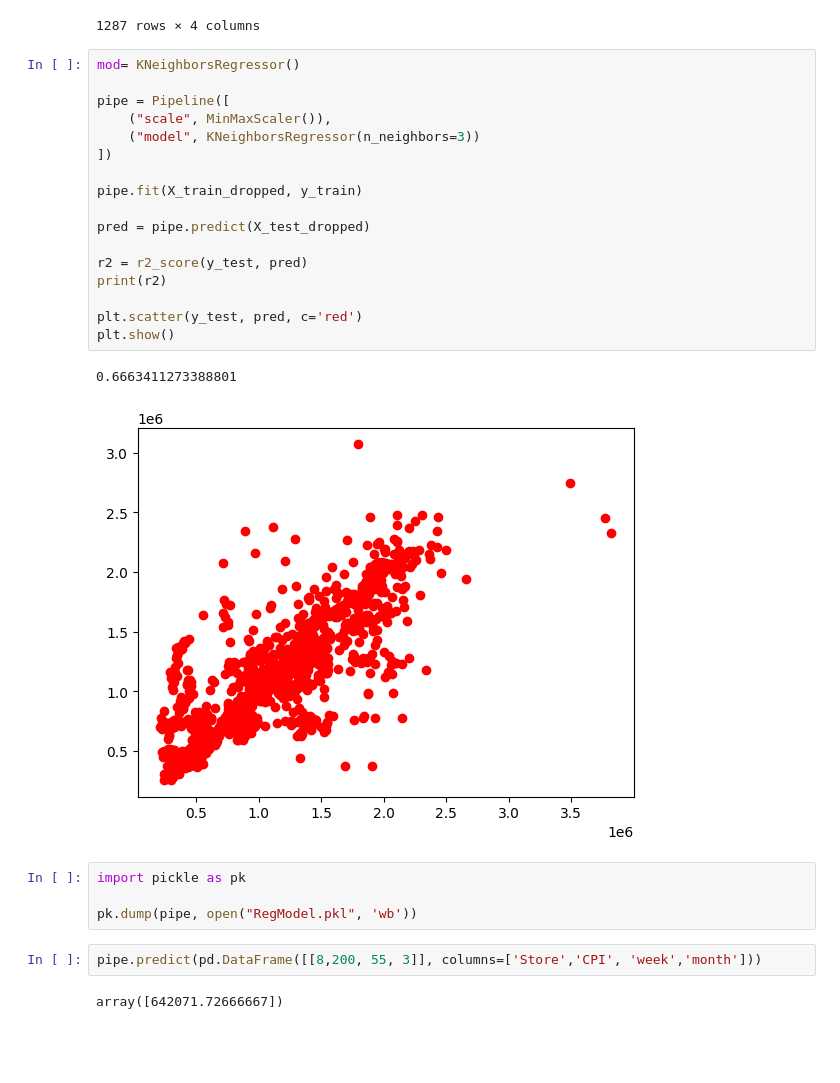
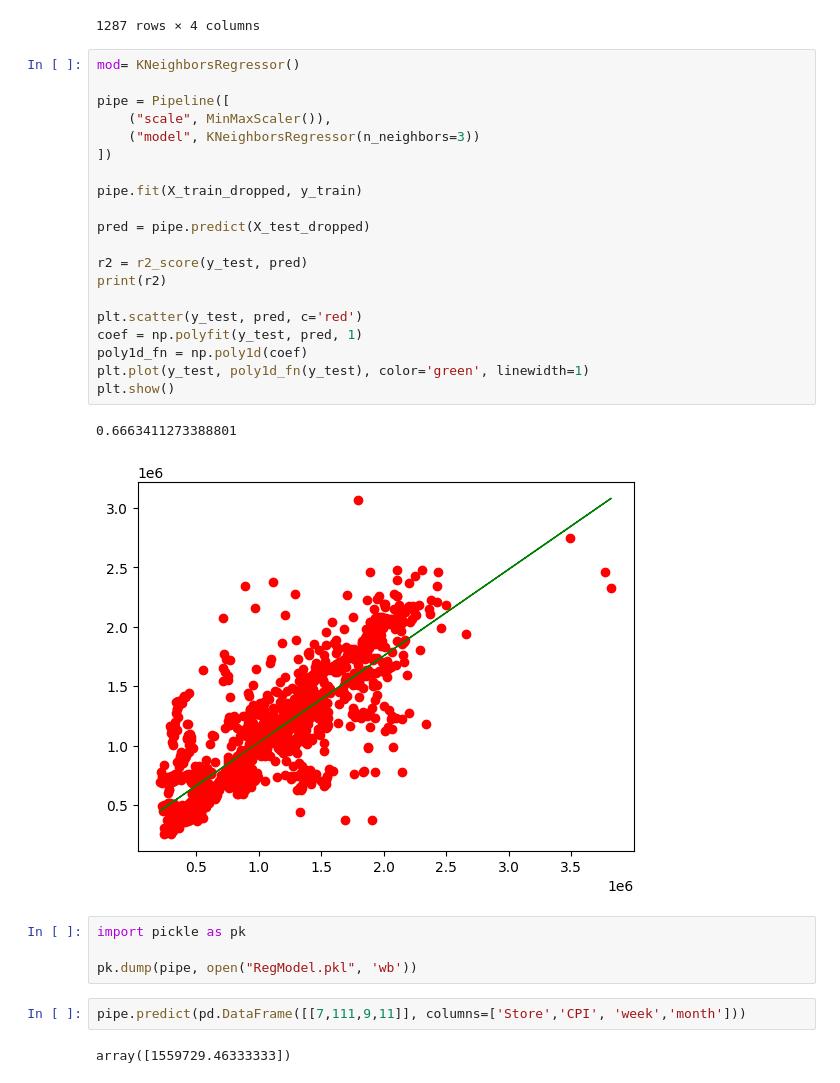
Before and after one commit to Slythazard/Revdar, a Jupyter notebook: walmartsalesdataprediction.ipynb, the cells around one changed output. Cells and saved outputs as stored; diff of their text form; blank space fills up the shorter version.

```diff
--- a/walmartsalesdataprediction.ipynb
+++ b/walmartsalesdataprediction.ipynb
@@ -544,28 +543,31 @@ X_test_dropped
 # %%
 mod= KNeighborsRegressor()
 
 pipe = Pipeline([
     ("scale", MinMaxScaler()),
     ("model", KNeighborsRegressor(n_neighbors=3))
 ])
 
 pipe.fit(X_train_dropped, y_train)
 
 pred = pipe.predict(X_test_dropped)
 
 r2 = r2_score(y_test, pred)
 print(r2)
 
 plt.scatter(y_test, pred, c='red')
+coef = np.polyfit(y_test, pred, 1)
+poly1d_fn = np.poly1d(coef)
+plt.plot(y_test, poly1d_fn(y_test), color='green', linewidth=1)
 plt.show()
 # %% [output]
 0.6663411273388801
-[figure, old version]
+[figure, new version]
 # %%
 import pickle as pk
 
 pk.dump(pipe, open("RegModel.pkl", 'wb'))
 # %%
-pipe.predict(pd.DataFrame([[8,200, 55, 3]], columns=['Store','CPI', 'week','month']))
+pipe.predict(pd.DataFrame([[7,111,9,11]], columns=['Store','CPI', 'week','month']))
 # %% [output]
-array([642071.72666667])
+array([1559729.46333333])
```
Also changed, not shown: parts of 5 cells of this notebook, 7 other files.
